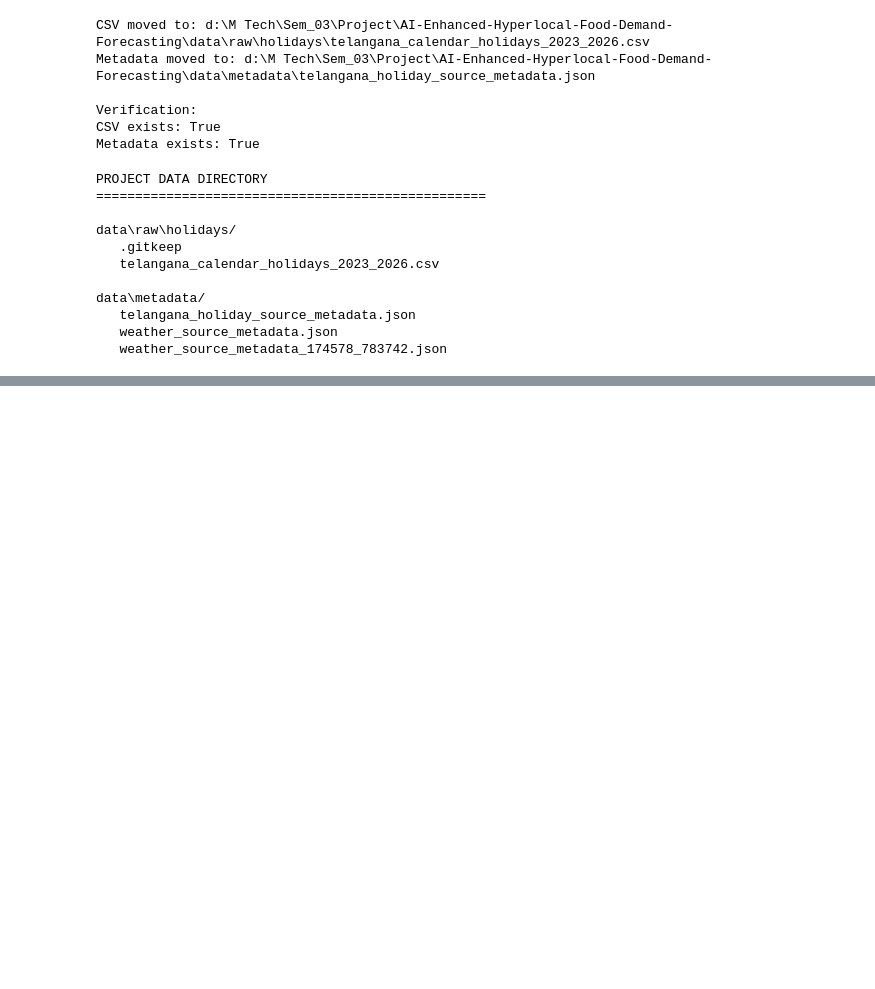
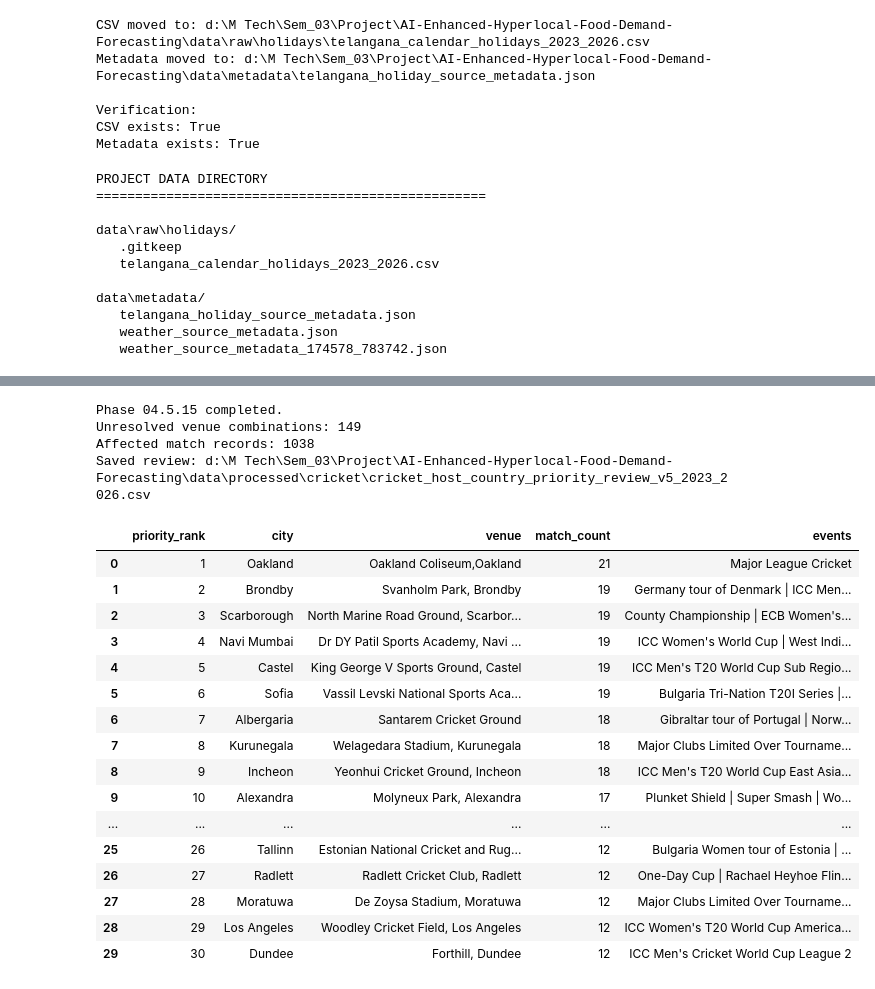
Before and after one commit to Venkatpotla33/AI-Enhanced-Hyperlocal-Food-Demand-Forecasting, a Jupyter notebook: notebooks/04_live_contextual_data_collection_and_integration.ipynb, the cells around one changed output, grey strips where cells are left out. Drawn from its saved outputs; the diff is of its cells as text; code cells hidden in the pictures; blank space fills up the shorter version.

```diff
--- a/notebooks/04_live_contextual_data_collection_and_integration.ipynb
+++ b/notebooks/04_live_contextual_data_collection_and_integration.ipynb
@@ -8081,0 +11072,54 @@ data\metadata/
+# %%
+# Phase 04.5.15 — Prioritize remaining venue-review records
+
+from pathlib import Path
+import pandas as pd
+
+PROJECT_ROOT = Path.cwd()
+if PROJECT_ROOT.name.lower() == "notebooks":
+    PROJECT_ROOT = PROJECT_ROOT.parent
+
+DATA_DIR = PROJECT_ROOT / "data" / "processed" / "cricket"
+
+INPUT_FILE = DATA_DIR / "cricket_host_country_review_v5_2023_2026.csv"
+OUTPUT_FILE = DATA_DIR / "cricket_host_country_priority_review_v5_2023_2026.csv"
+
+review = pd.read_csv(INPUT_FILE)
+
+# Rank unresolved locations by the number of affected matches.
+review = review.sort_values(
+    "match_count", ascending=False
+).reset_index(drop=True)
+
+review.insert(0, "priority_rank", range(1, len(review) + 1))
+
+review.to_csv(OUTPUT_FILE, index=False)
+
+print("Phase 04.5.15 completed.")
+print("Unresolved venue combinations:", len(review))
+print("Affected match records:", int(review["match_count"].sum()))
+print("Saved review:", OUTPUT_FILE)
+
+display(review.head(30))
+# %% [output]
+Phase 04.5.15 completed.
+Unresolved venue combinations: 149
+Affected match records: 1038
+Saved review: d:\M Tech\Sem_03\Project\AI-Enhanced-Hyperlocal-Food-Demand-Forecasting\data\processed\cricket\cricket_host_country_priority_review_v5_2023_2026.csv
+|  | priority_rank | city | venue | match_count | events |
+| 0 | 1 | Oakland | Oakland Coliseum,Oakland | 21 | Major League Cricket |
+| 1 | 2 | Brondby | Svanholm Park, Brondby | 19 | Germany tour of Denmark | ICC Men... |
+| 2 | 3 | Scarborough | North Marine Road Ground, Scarbor... | 19 | County Championship | ECB Women's... |
+| 3 | 4 | Navi Mumbai | Dr DY Patil Sports Academy, Navi ... | 19 | ICC Women's World Cup | West Indi... |
+| 4 | 5 | Castel | King George V Sports Ground, Castel | 19 | ICC Men's T20 World Cup Sub Regio... |
+| 5 | 6 | Sofia | Vassil Levski National Sports Aca... | 19 | Bulgaria Tri-Nation T20I Series |... |
+| 6 | 7 | Albergaria | Santarem Cricket Ground | 18 | Gibraltar tour of Portugal | Norw... |
+| 7 | 8 | Kurunegala | Welagedara Stadium, Kurunegala | 18 | Major Clubs Limited Over Tourname... |
+| 8 | 9 | Incheon | Yeonhui Cricket Ground, Incheon | 18 | ICC Men's T20 World Cup East Asia... |
+| 9 | 10 | Alexandra | Molyneux Park, Alexandra | 17 | Plunket Shield | Super Smash | Wo... |
+| ... | ... | ... | ... | ... | ... |
+| 25 | 26 | Tallinn | Estonian National Cricket and Rug... | 12 | Bulgaria Women tour of Estonia | ... |
+| 26 | 27 | Radlett | Radlett Cricket Club, Radlett | 12 | One-Day Cup | Rachael Heyhoe Flin... |
+| 27 | 28 | Moratuwa | De Zoysa Stadium, Moratuwa | 12 | Major Clubs Limited Over Tourname... |
+| 28 | 29 | Los Angeles | Woodley Cricket Field, Los Angeles | 12 | ICC Women's T20 World Cup America... |
+| 29 | 30 | Dundee | Forthill, Dundee | 12 | ICC Men's Cricket World Cup League 2 |
```
Also changed, not shown: parts of 33 cells of this notebook, 9 other files.
